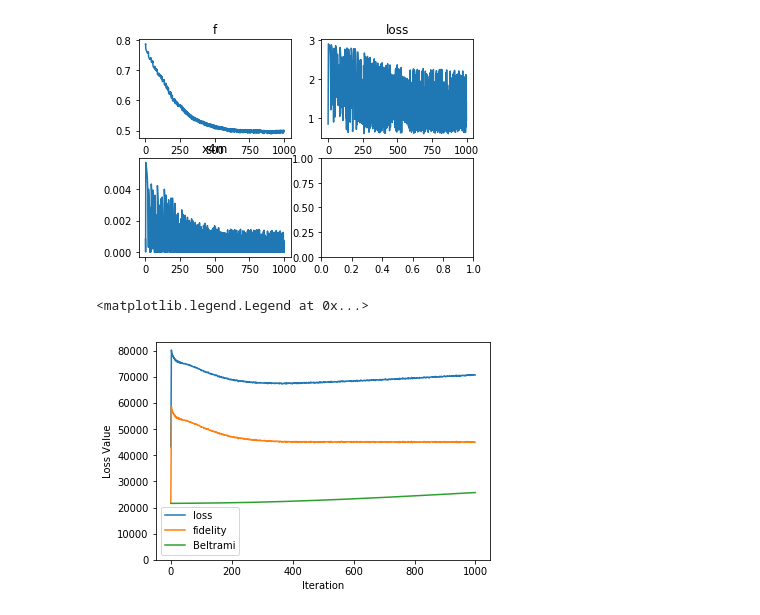
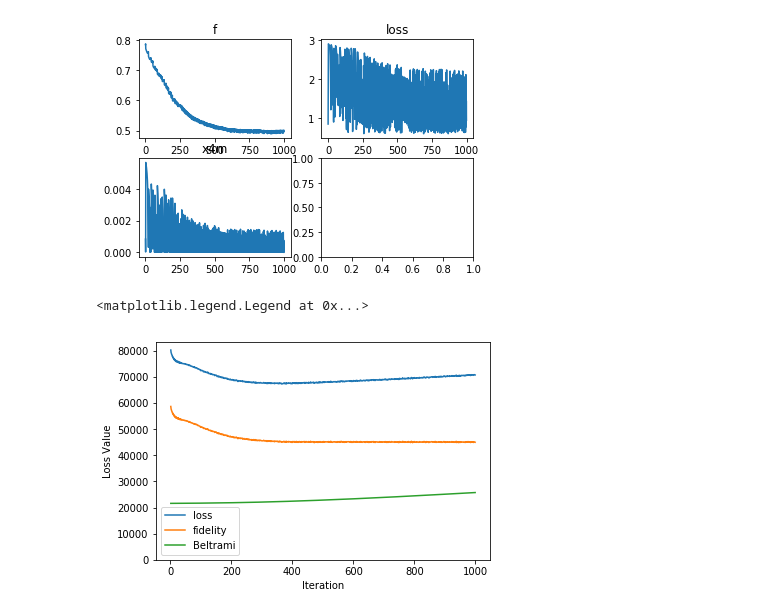
Before and after one commit to sameerd/DiffusionTensorImaging, a Jupyter notebook: notebooks/Free Water.ipynb, the cells around one changed output. Saved outputs shown, nothing was run; the diff lists cells and outputs as text; code cells hidden in the pictures.

```diff
--- a/notebooks/Free Water.ipynb
+++ b/notebooks/Free Water.ipynb
@@ -671,16 +674,19 @@ axes[1,0].plot(idx_array.x4m)
 [<matplotlib.lines.Line2D at 0x...>]
 [figure]
 # %%
-#loss function
+#loss functions
+loss_array.loss[0:2] = np.NaN
 plt.plot(loss_array.loss, label="loss")
+loss_array.fidelity[0:2] = np.NaN
 plt.plot(loss_array.fidelity, label="fidelity")
+loss_array.beltrami[0:2] = np.NaN
 plt.plot(loss_array.beltrami, label="Beltrami")
 plt.gca().set_ylim(ymin=0)
 plt.xlabel("Iteration")
 plt.ylabel("Loss Value")
 plt.legend()
 # %% [output]
 <matplotlib.legend.Legend at 0x...>
-[figure, old version]
+[figure, new version]
 # %%
 # free water map after iterations
```
Also changed, not shown: parts of 6 cells of this notebook.
